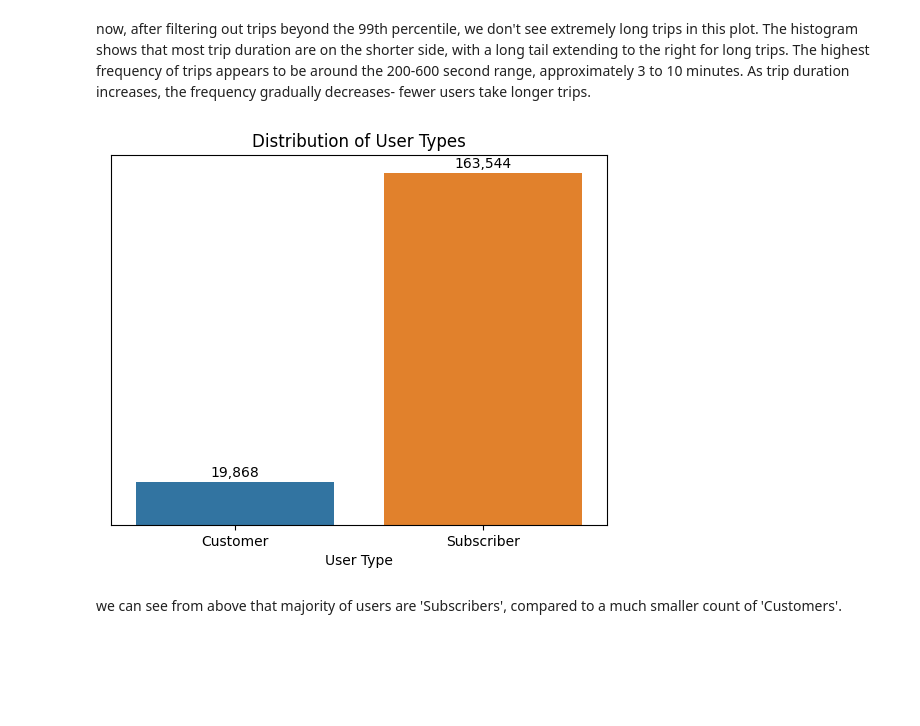
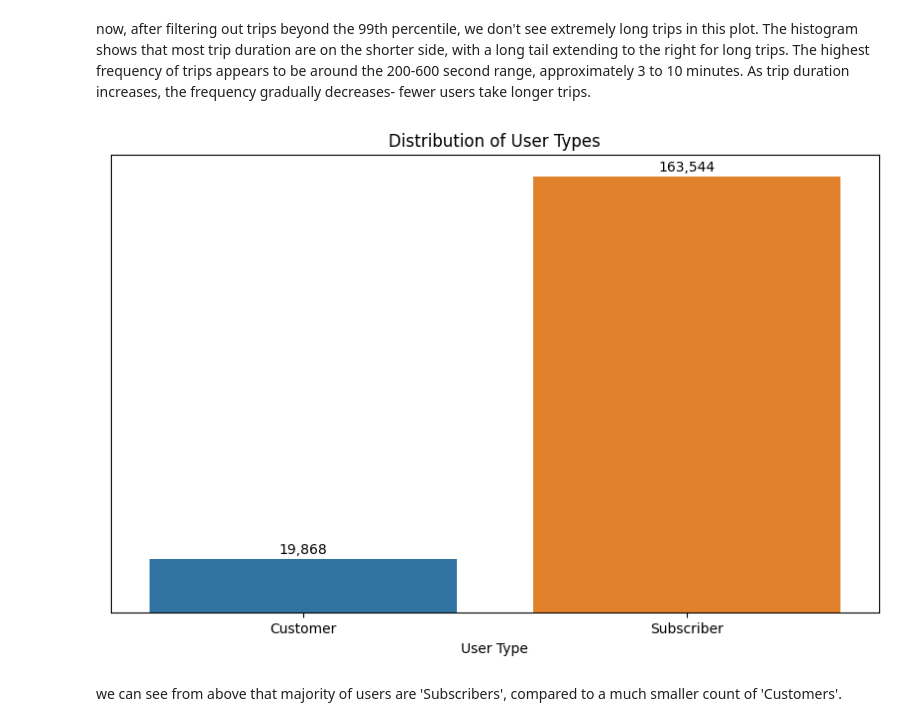
Before and after one commit to naamabenita/Final-Project, a Jupyter notebook: Part_I_exploration_template.ipynb, the cells around one changed output. Saved outputs shown, nothing was run; the diff lists cells and outputs as text; code cells hidden in the pictures; blank space fills up the shorter version.

```diff
--- a/Part_I_exploration_template.ipynb
+++ b/Part_I_exploration_template.ipynb
@@ -178,26 +176,27 @@ As trip duration increases, the frequency gradually decreases- fewer users take
 # %%
 #Now lets explore  the number of Subscribers Vs Customers using a count plot
 #Feature:user_type
 
+plt.figure(figsize=[10,6])
 ax = sns.countplot(x='user_type', data=df)
 plt.title('Distribution of User Types')
 plt.xlabel('User Type')
 
 #remove the y-axis label and ticks
 ax.get_yaxis().set_visible(False) #hide the y-axis
 
 #Add count labels on top of each bar
 
 for p in plt.gca().patches:
     count = int(p.get_height()) #get the count value of each bar
     plt.text(p.get_x() + p.get_width() / 2, count + 1000, #position of the text at the center and above each bar
              f'{count:,}', ha='center', va ='bottom') #to format the number with commas as thousands separators
 
 
 
 plt.show()
 # %% [output]
-[figure, old version]
+[figure, new version]
 # %% [markdown]
 we can see from above that majority of users are 'Subscribers', compared to a much smaller count of 'Customers'.
 # %% [markdown]
```
Also changed, not shown: parts of 28 cells of this notebook.
